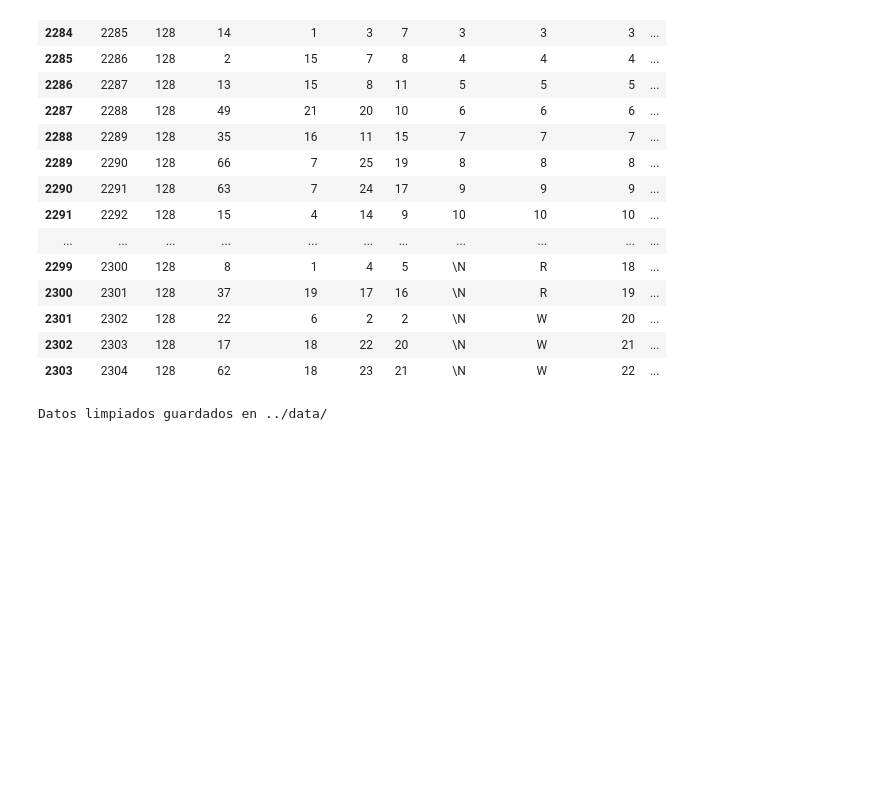
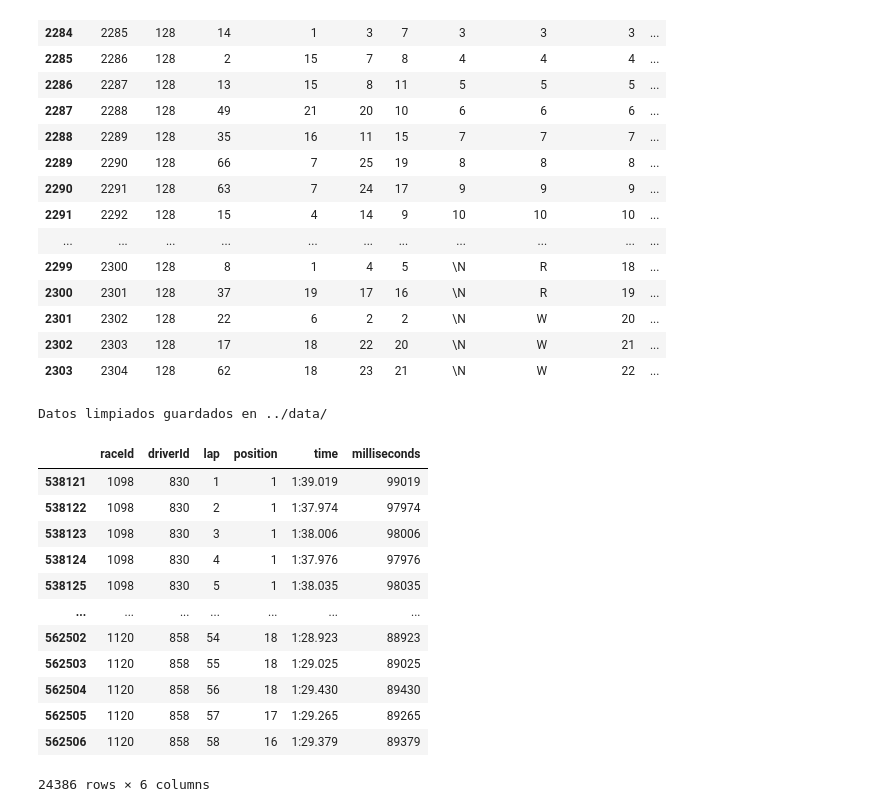
Before and after one commit to BorjaBG/EDA_F1, a Jupyter notebook: notebooks/exploracion y limpieza.ipynb, the cells around one changed output. Drawn from its saved outputs; the diff is of its cells as text; code cells hidden in the pictures; blank space fills up the shorter version.

```diff
--- a/notebooks/exploracion y limpieza.ipynb
+++ b/notebooks/exploracion y limpieza.ipynb
@@ -327,3 +327,22 @@ drivers_23.to_csv('../data/drivers_23.csv', index=False)
 print('Datos limpiados guardados en ../data/')
 # %% [output]
 Datos limpiados guardados en ../data/
+# %%
+lap_times = pd.read_csv("../archive/lap_times.csv", sep=',')
+# %%
+lap_times_23 = lap_times[lap_times['raceId'].isin(races_23['raceId'])]
+lap_times_23
+# %% [output]
+|  | raceId | driverId | lap | position | time | milliseconds |
+| 538121 | 1098 | 830 | 1 | 1 | 1:39.019 | 99019 |
+| 538122 | 1098 | 830 | 2 | 1 | 1:37.974 | 97974 |
+| 538123 | 1098 | 830 | 3 | 1 | 1:38.006 | 98006 |
+| 538124 | 1098 | 830 | 4 | 1 | 1:37.976 | 97976 |
+| 538125 | 1098 | 830 | 5 | 1 | 1:38.035 | 98035 |
+| ... | ... | ... | ... | ... | ... | ... |
+| 562502 | 1120 | 858 | 54 | 18 | 1:28.923 | 88923 |
+| 562503 | 1120 | 858 | 55 | 18 | 1:29.025 | 89025 |
+| 562504 | 1120 | 858 | 56 | 18 | 1:29.430 | 89430 |
+| 562505 | 1120 | 858 | 57 | 17 | 1:29.265 | 89265 |
+| 562506 | 1120 | 858 | 58 | 16 | 1:29.379 | 89379 |
+24386 rows × 6 columns
```
Also changed, not shown: parts of 1 cell of this notebook, 4 other files.
